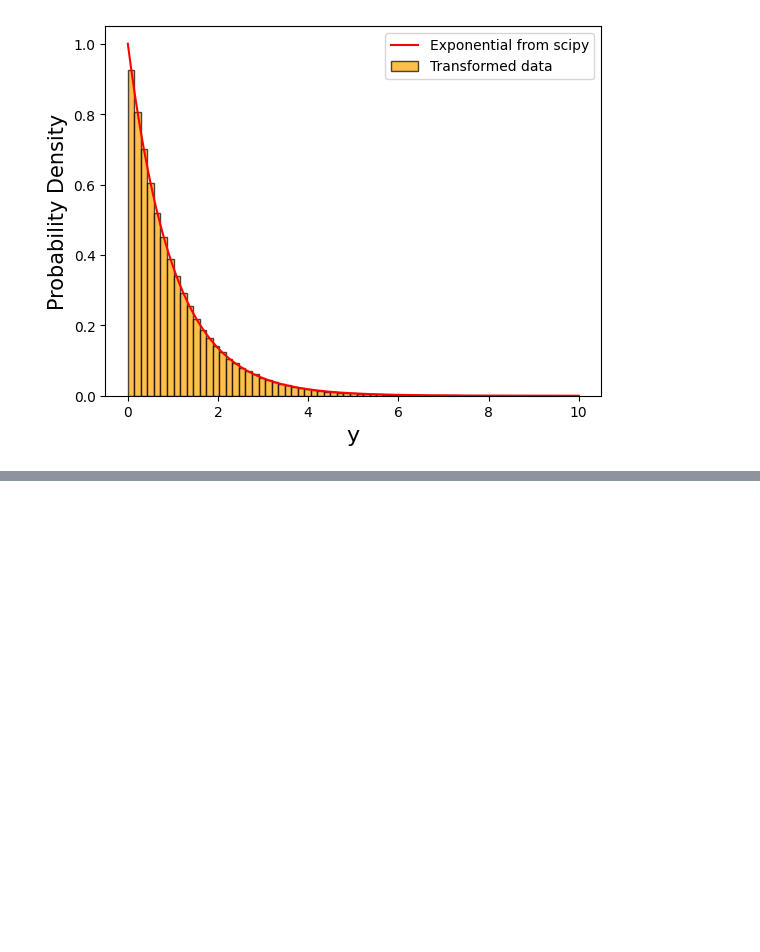
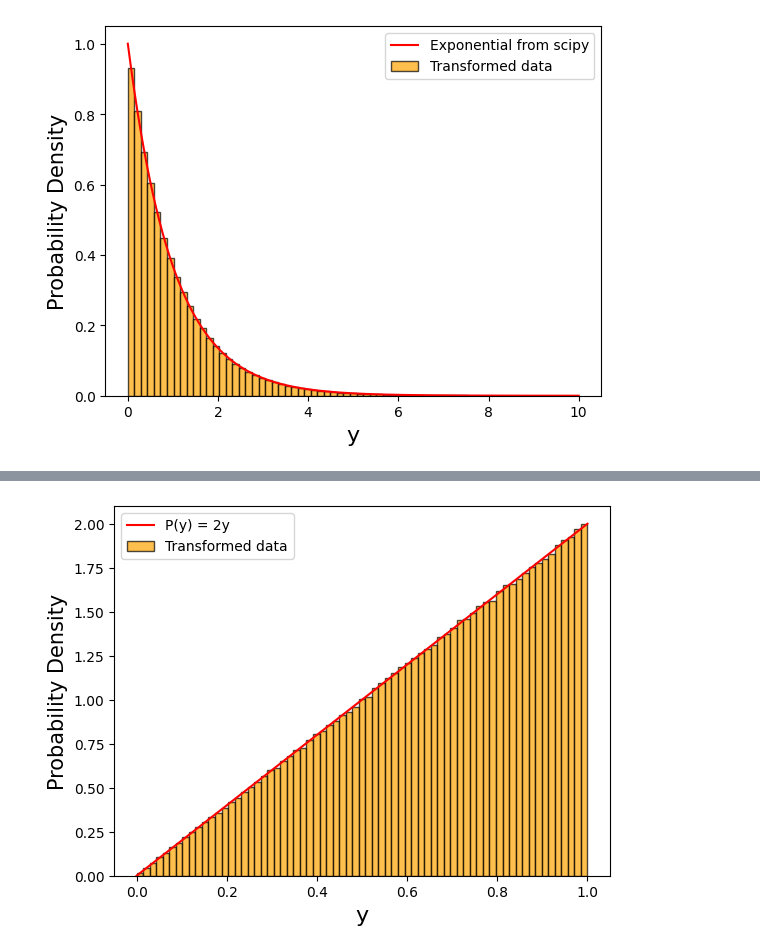
Before and after one commit to enigma-igm/Phys29, a Jupyter notebook: Phys29/lectures/Week7/01_probability.ipynb, the cells around one changed output, grey strips where cells are left out. Cells and saved outputs as stored; diff of their text form; code cells hidden in the pictures; blank space fills up the shorter version.

```diff
--- a/Phys29/lectures/Week7/01_probability.ipynb
+++ b/Phys29/lectures/Week7/01_probability.ipynb
@@ -603,0 +652,59 @@ This method is called the **inverse cumulative distribution function method**. I
+# %%
+from scipy import integrate
+from scipy import interpolate
+
+# Define the triangular distribution
+def triangular(y):
+    """
+    Function to compute the triangular distribution.
+
+    Parameters
+    ----------
+    y : float or array_like
+        The value(s) at which to compute the triangular distribution.
+
+    Returns
+    -------
+    Pofy : float or array_like
+        The value(s) of the triangular distribution at y.
+    """
+    return 2*y if 0 <= y <= 1 else 0
+
+# Compute the CDF(<=y) of the triangular distribution numerically on fine grid
+y_values = np.linspace(0, 1, 1000)
+cdf_values = [integrate.quad(triangular, 0, y)[0] for y in y_values]
+
+# Generate uniform deviates x
+x = np.random.uniform(0, 1, 1000000)
+
+# Create an interpolation function for the inverse CDF
+inverse_cdf = interpolate.interp1d(cdf_values, y_values)
+# Given a set of x values and y values, the interp1d function
+# returns a function that can be called at any x-values to obtai interpolated
+# y-values.Since we pass in cdf_values as the x-values and y_values as the y-values,
+# the returned function is the inverse CDF.
+
+# Use the inverse CDF method to draw random y samples from P(y)
+y_samples = inverse_cdf(x)
+
+# Compute the histogram of y_samples
+bins = np.linspace(0, 1, 70)
+counts, _ = np.histogram(y_samples, bins=bins, density=True)
+
+# Plot the histogram
+plt.bar(bins[:-1], counts, width=np.diff(bins), align='edge', color='orange', alpha=0.7, edgecolor='black', label='Transformed data')
+
+# Compute the triangular distribution function on a finer grid
+y_fine = np.linspace(0, 1, 1000)
+Pofy = 2*y_fine
+
+# Plot the triangular distribution function
+plt.plot(y_fine, Pofy, 'r-', label='P(y) = 2y')
+
+# Add labels and legend
+plt.xlabel('y', fontsize=16)
+plt.ylabel('Probability Density', fontsize=15)
+plt.legend()
+plt.show()
+# %% [output]
+[figure, added]
```
Also changed, not shown: parts of 9 cells of this notebook.
